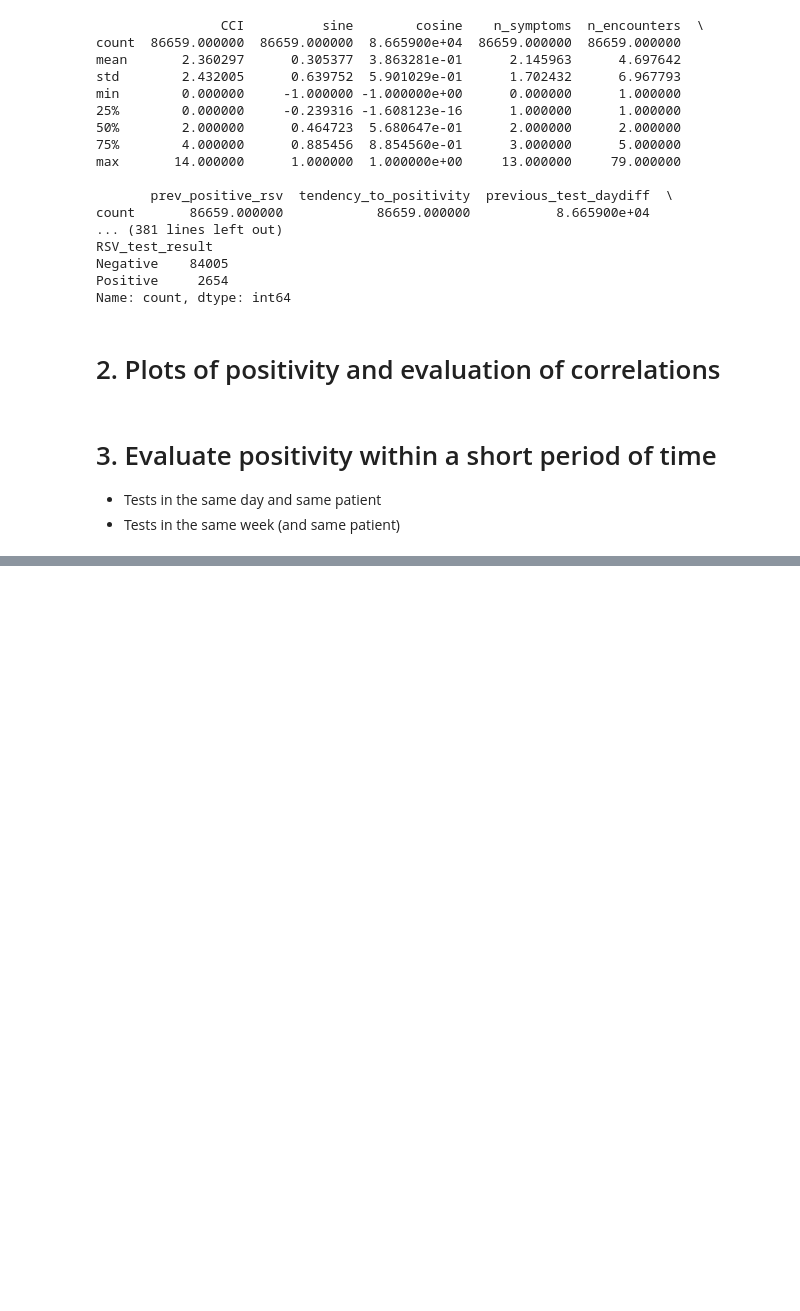
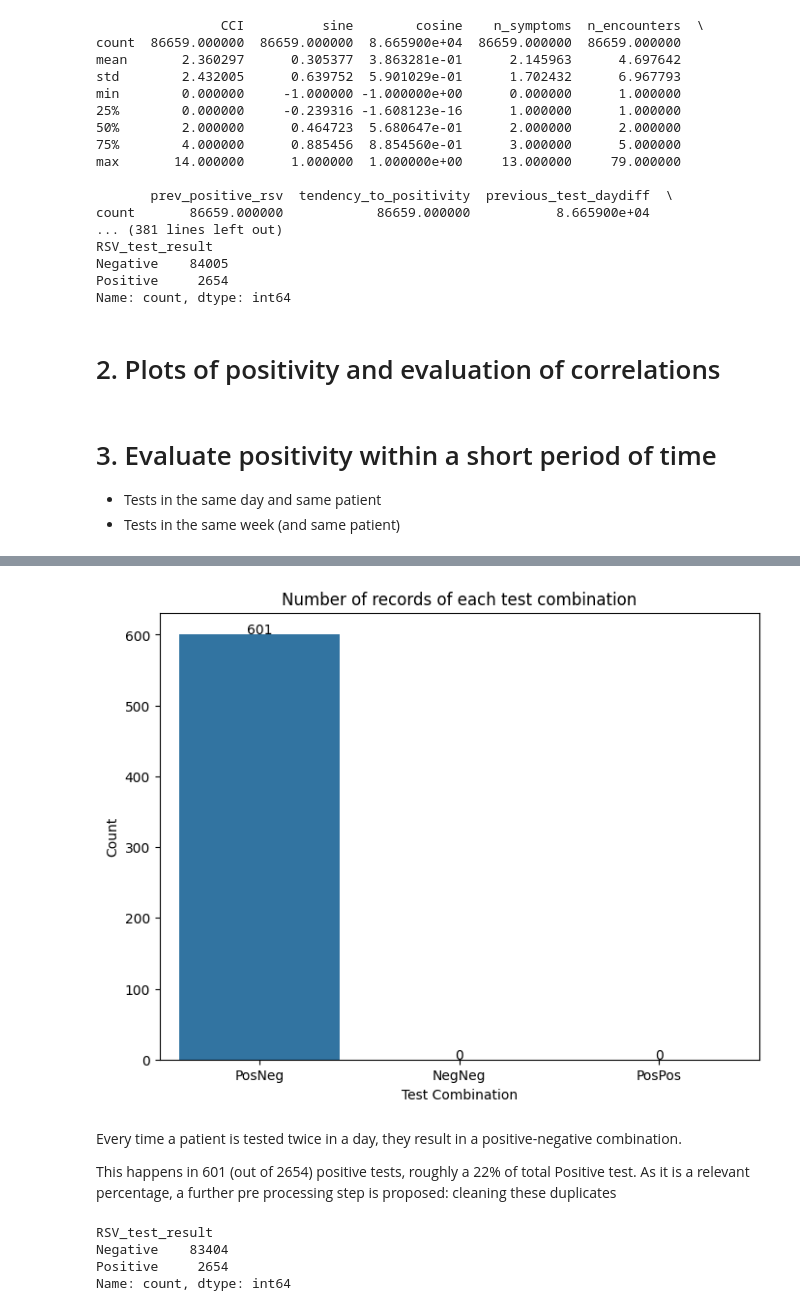
Before and after one commit to angelgldh/rsv_modelling_transfer_learning, a Jupyter notebook: notebooks/EDA.ipynb, the cells around one changed output, grey strips where cells are left out. Cells and saved outputs as stored; diff of their text form; code cells hidden in the pictures; blank space fills up the shorter version.

Commit message:
visualized combination of same-day rsv tests

```diff
--- a/notebooks/EDA.ipynb
+++ b/notebooks/EDA.ipynb
@@ -65,3 +61,11 @@ more_one_rsv_test_df.shape # 1202 records, i.e. 601 test records the same day
 (more_one_rsv_test_df['RSV_test_result'] == 'Negative').sum() # 601
 
 # It seems that, every time a test is repeated, there exists one negative and positive test
+
+series_grouped = more_one_rsv_test_df.groupby(['patient_id', 'index_date']).apply(aggregate_same_day_test_results)
+# This returns a multi-index (patient_id and index_date) pd.Series
+# We can reconvert this to a df
+
+df_grouped = series_grouped.reset_index().rename(columns = {0: 'test_combination'})
+df_grouped['test_combination'] = pd.Categorical(
+    df_grouped['test_combination'], categories = ['NegNeg', 'PosPos', 'PosNeg'])
@@ -85,0 +80,23 @@ more_one_rsv_test_df.sort_values(by = 'patient_id')
+# %%
+counts = df_grouped['test_combination'].value_counts() # returns a series with index the categories and values the counts per category
+
+counts_df = pd.DataFrame({'test_combination': counts.index, 'count': counts.values})
+
+plt.figure(figsize=(8, 6))
+sns.barplot(
+    x='test_combination', y='count', data=counts_df, order = ['PosNeg', 'NegNeg', 'PosPos'])
+plt.xlabel('Test Combination')
+plt.ylabel('Count')
+plt.title('Number of records of each test combination')
+
+# Add labels
+for i, row in counts_df.iterrows():
+    plt.text(i, row['count'], row['count'], color='black', ha="center")
+
+plt.show()
+# %% [output]
+[figure, added]
+# %% [markdown]
+Every time a patient is tested twice in a day, they result in a positive-negative combination.
+
+This happens in 601 (out of 2654) positive tests, roughly a 22% of total Positive test. As it is a relevant percentage, a further pre processing step is proposed: cleaning these duplicates
@@ -85,0 +114,7 @@ more_one_rsv_test_df.sort_values(by = 'patient_id')
+# %%
+rsv_predictors_phase1_daysDedup_df['RSV_test_result'].value_counts()
+# %% [output]
+RSV_test_result
+Negative    83404
+Positive     2654
+Name: count, dtype: int64
```
Also changed, not shown: parts of 6 cells of this notebook.
